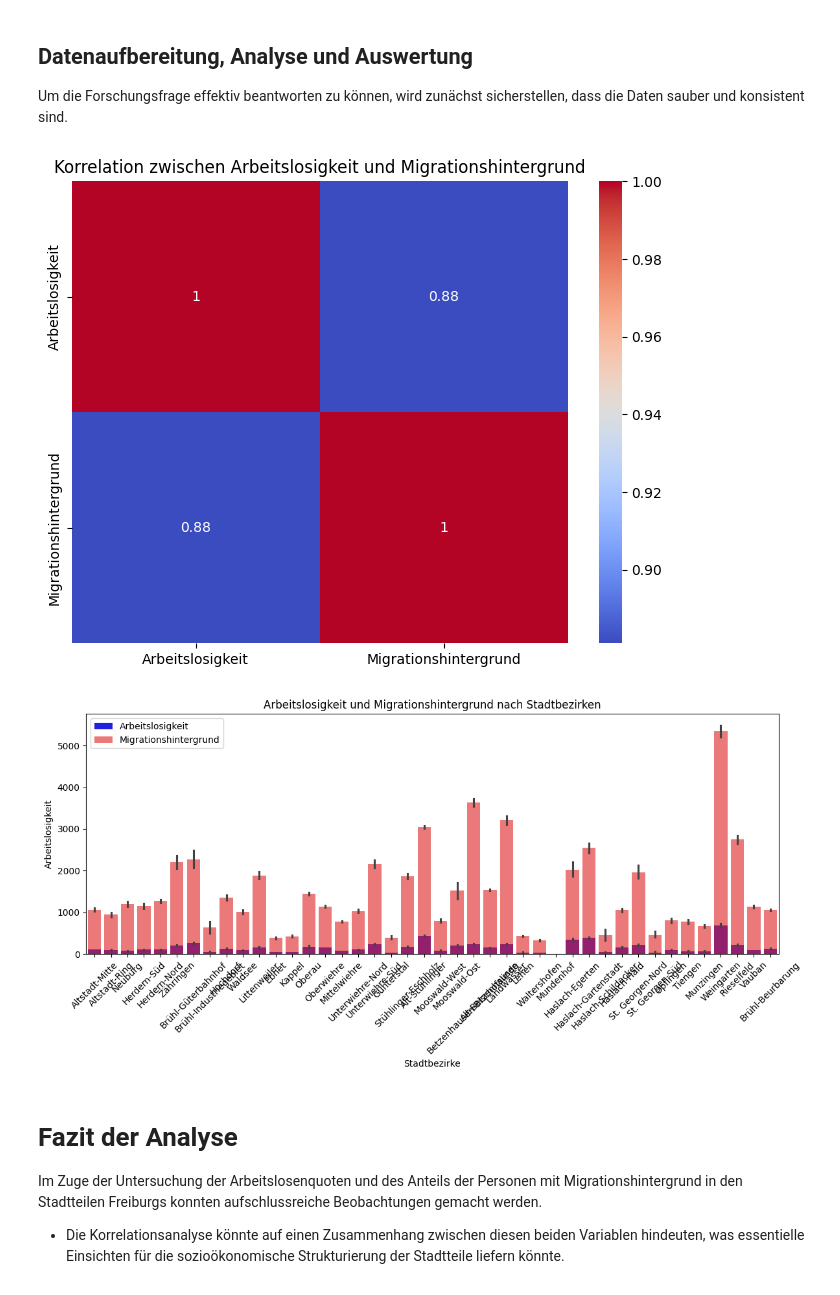
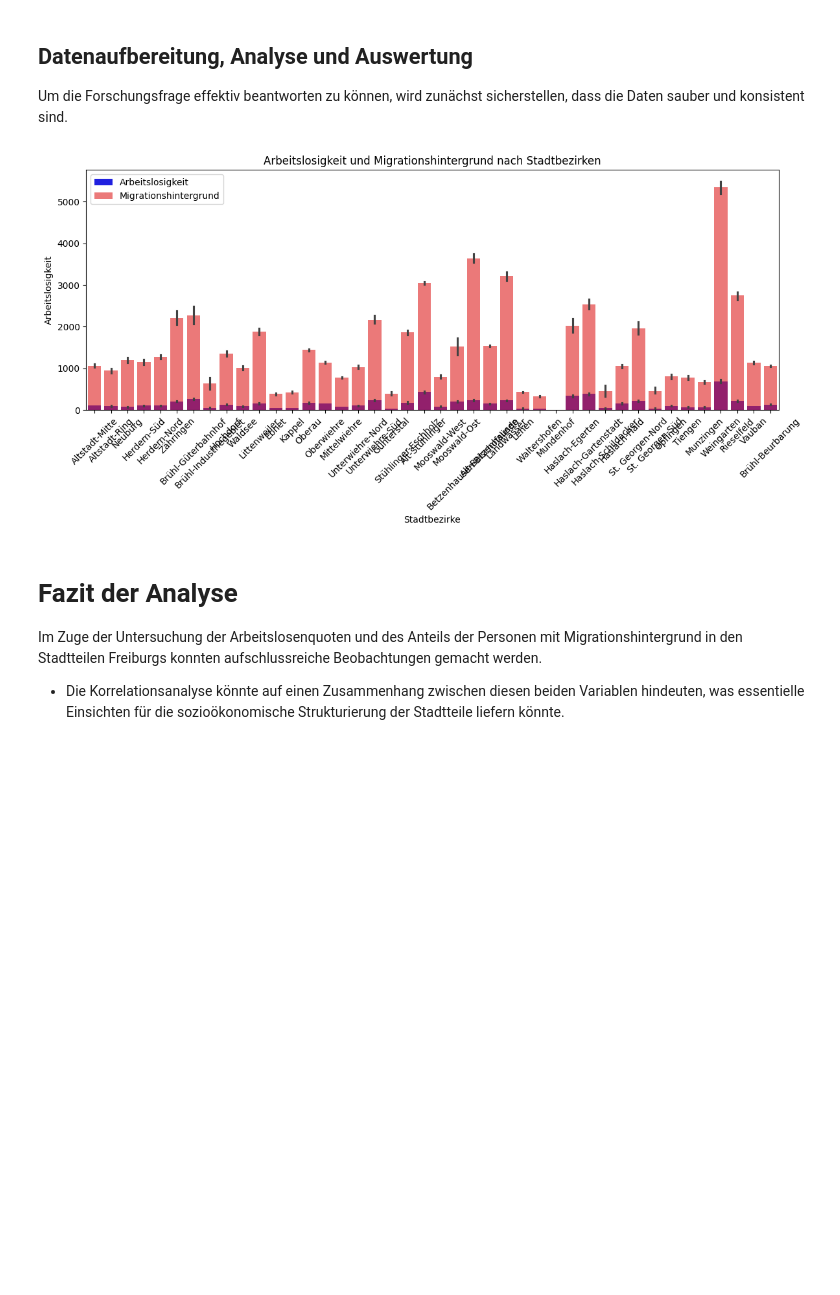
Before and after one commit to Boyvombach/Data-Science-Weberpals, a Jupyter notebook: projekt_weberpals.ipynb, the cells around one changed output. Saved outputs shown, nothing was run; the diff lists cells and outputs as text; code cells hidden in the pictures; blank space fills up the shorter version.

Commit message:
Heatmap raus

```diff
--- a/projekt_weberpals.ipynb
+++ b/projekt_weberpals.ipynb
@@ -63,37 +63,31 @@ Um die Forschungsfrage effektiv beantworten zu können, wird zunächst sicherste
 # %%
 import pandas as pd
 import seaborn as sns
 import matplotlib.pyplot as plt
 
 pfad_arbeitslosigkeit = "https://raw.githubusercontent.com/Boyvombach/projekt_weberpals_datascience/main/de-bw-freiburg-arbeitslose_ba_nuernberg_in_stadtbezirken_zeitreihe.csv"
 pfad_migrationshintergrund = "https://raw.githubusercontent.com/Boyvombach/projekt_weberpals_datascience/main/de-bw-freiburg-grunddaten_fuer_indikatoren_stadtbezirke_-_migrationshintergrund.csv"
 
 df_arbeitslosigkeit = pd.read_csv(pfad_arbeitslosigkeit, sep=";")
 df_migrationshintergrund = pd.read_csv(pfad_migrationshintergrund, sep=",")
 
 df_arbeitslosigkeit_relevant = df_arbeitslosigkeit[['Jahr', 'Stadtbezirk', 'Arbeitslose insgesamt']].rename(columns={'Arbeitslose insgesamt': 'Arbeitslosigkeit', 'Stadtbezirk': 'Stadtbezirke'})
 df_migrationshintergrund_relevant = df_migrationshintergrund[['Jahr', 'Stadtbezirk', 'Anzahl Personen mit persönlichem Migrationshintergrund']].rename(columns={'Anzahl Personen mit persönlichem Migrationshintergrund': 'Migrationshintergrund', 'Stadtbezirk': 'Stadtbezirke'})
 
 data = pd.merge(df_arbeitslosigkeit_relevant, df_migrationshintergrund_relevant, on=['Jahr', 'Stadtbezirke'], how='inner')
 
 correlation = data[['Arbeitslosigkeit', 'Migrationshintergrund']].corr()
 
-plt.figure(figsize=(8, 6))
-sns.heatmap(correlation, annot=True, cmap='coolwarm')
-plt.title('Korrelation zwischen Arbeitslosigkeit und Migrationshintergrund')
-plt.show()
-
 plt.figure(figsize=(12, 6))
 sns.barplot(x='Stadtbezirke', y='Arbeitslosigkeit', data=data, color='blue', label='Arbeitslosigkeit')
 sns.barplot(x='Stadtbezirke', y='Migrationshintergrund', data=data, color='red', label='Migrationshintergrund', alpha=0.6)
 plt.xticks(rotation=45)
 plt.legend()
 plt.title('Arbeitslosigkeit und Migrationshintergrund nach Stadtbezirken')
 plt.tight_layout()
 plt.show()
 # %% [output]
-[figure, old version]
+[figure, new version]
-[figure, removed]
 # %% [markdown]
 # Fazit der Analyse
 Im Zuge der Untersuchung der Arbeitslosenquoten und des Anteils der Personen mit Migrationshintergrund in den Stadtteilen Freiburgs konnten aufschlussreiche Beobachtungen gemacht werden.
```
